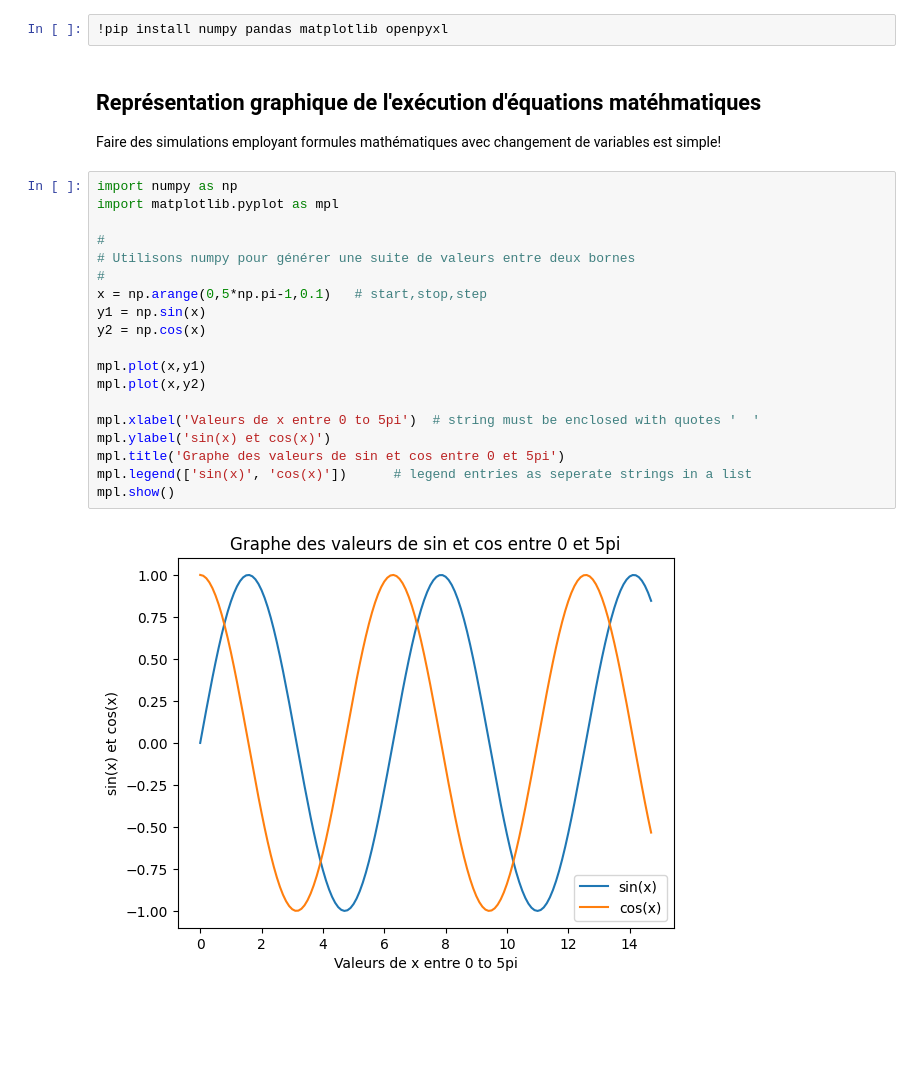
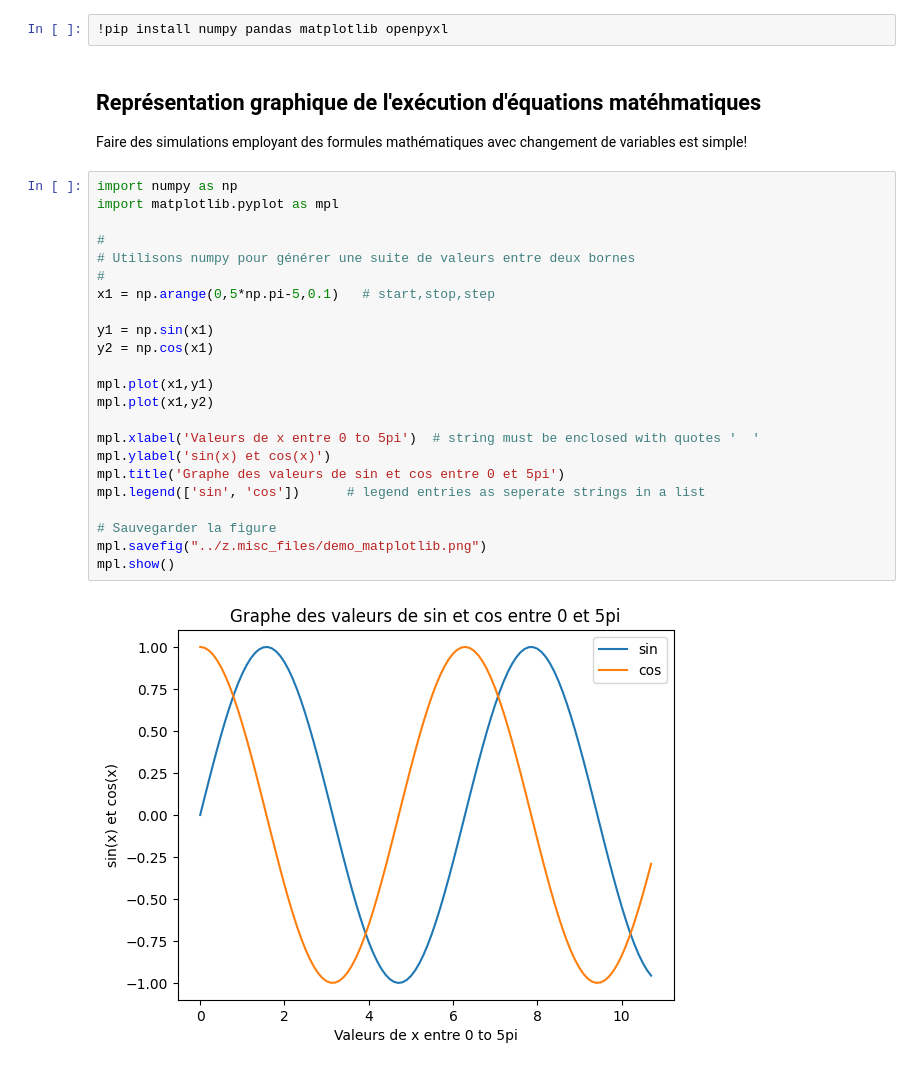
Before and after one commit to foisys/jupyterlab-bcm3553, a Jupyter notebook: 8.intro_oo_numpy_mathplotlib/python_oo_4_numpy_pandas_mathplotlib.ipynb, the cells around one changed output. Saved outputs shown, nothing was run; the diff lists cells and outputs as text; blank space fills up the shorter version.

Commit message:
Ajouter fonction de sauvegarde du fichier

```diff
--- a/8.intro_oo_numpy_mathplotlib/python_oo_4_numpy_pandas_mathplotlib.ipynb
+++ b/8.intro_oo_numpy_mathplotlib/python_oo_4_numpy_pandas_mathplotlib.ipynb
@@ -17,25 +17,29 @@ Il faut s'assurer d'avoir les modules nécessaires dans notre environnement:
 # %% [markdown]
 ## Représentation graphique de l'exécution d'équations matéhmatiques
 
-Faire des simulations employant formules mathématiques avec changement de variables est simple!
+Faire des simulations employant des formules mathématiques avec changement de variables est simple!
 # %%
 import numpy as np
 import matplotlib.pyplot as mpl
 
 #
 # Utilisons numpy pour générer une suite de valeurs entre deux bornes
 #
-x = np.arange(0,5*np.pi-1,0.1)   # start,stop,step
-y1 = np.sin(x)
-y2 = np.cos(x)
+x1 = np.arange(0,5*np.pi-5,0.1)   # start,stop,step
 
-mpl.plot(x,y1)
-mpl.plot(x,y2)
+y1 = np.sin(x1)
+y2 = np.cos(x1)
+
+mpl.plot(x1,y1)
+mpl.plot(x1,y2)
 
 mpl.xlabel('Valeurs de x entre 0 to 5pi')  # string must be enclosed with quotes '  '
 mpl.ylabel('sin(x) et cos(x)')
 mpl.title('Graphe des valeurs de sin et cos entre 0 et 5pi')
-mpl.legend(['sin(x)', 'cos(x)'])      # legend entries as seperate strings in a list
+mpl.legend(['sin', 'cos'])      # legend entries as seperate strings in a list
+
+# Sauvegarder la figure
+mpl.savefig("../z.misc_files/demo_matplotlib.png")
 mpl.show()
 # %% [output]
-[figure, old version]
+[figure, new version]
```
